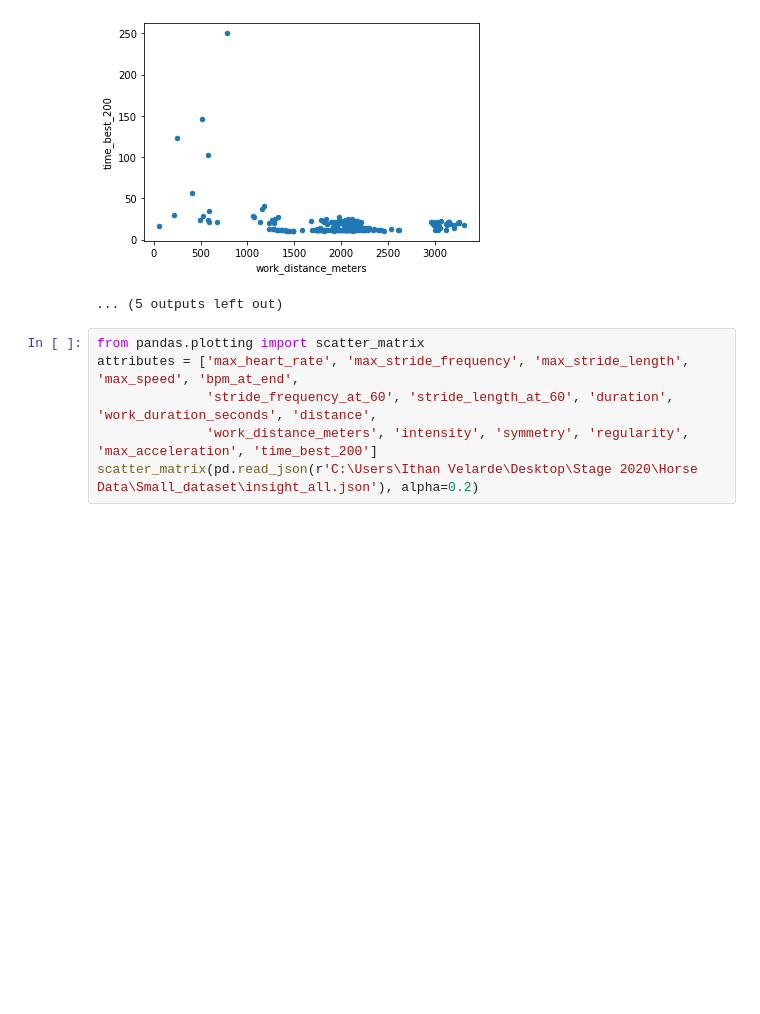
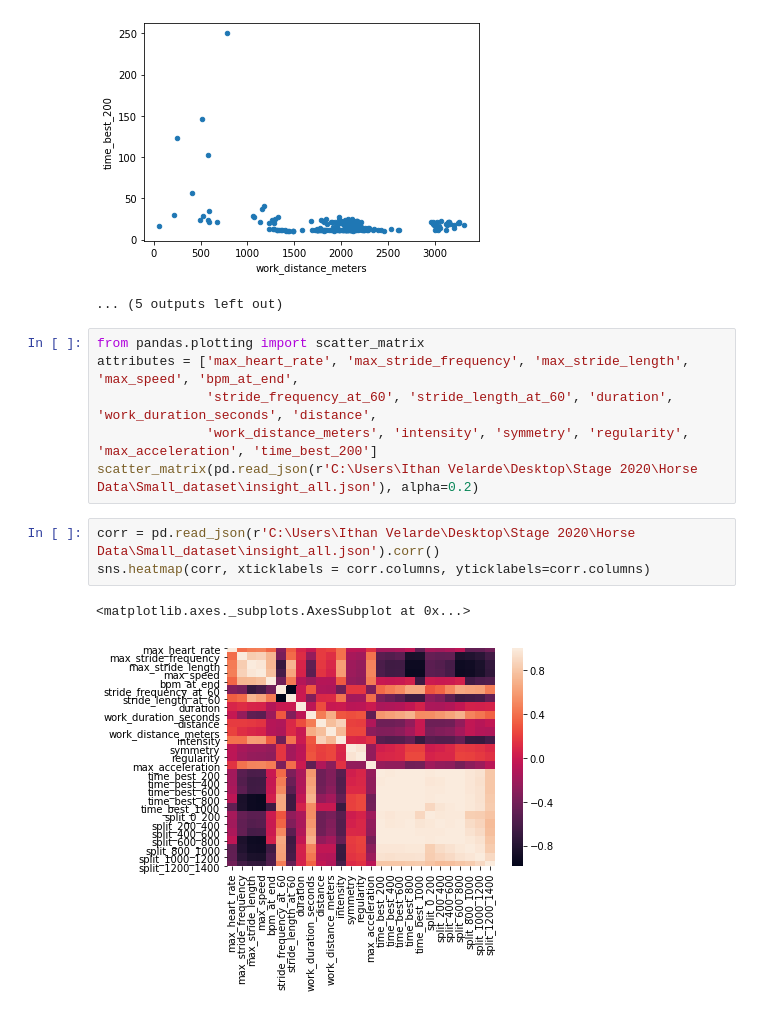
Before and after one commit to Ithanvelreq/Stage-2020, a Jupyter notebook: DataPrepInsights.ipynb, the cells around one changed output. Drawn from its saved outputs; the diff is of its cells as text; blank space fills up the shorter version.

```diff
--- a/DataPrepInsights.ipynb
+++ b/DataPrepInsights.ipynb
@@ -132,3 +145,9 @@ attributes = ['max_heart_rate', 'max_stride_frequency', 'max_stride_length', 'ma
               'stride_frequency_at_60', 'stride_length_at_60', 'duration', 'work_duration_seconds', 'distance',
               'work_distance_meters', 'intensity', 'symmetry', 'regularity', 'max_acceleration', 'time_best_200']
 scatter_matrix(pd.read_json(r'C:\Users\Ithan Velarde\Desktop\Stage 2020\Horse Data\Small_dataset\insight_all.json'), alpha=0.2)
+# %%
+corr = pd.read_json(r'C:\Users\Ithan Velarde\Desktop\Stage 2020\Horse Data\Small_dataset\insight_all.json').corr()
+sns.heatmap(corr, xticklabels = corr.columns, yticklabels=corr.columns)
+# %% [output]
+<matplotlib.axes._subplots.AxesSubplot at 0x...>
+[figure, added]
```
Also changed, not shown: parts of 4 cells of this notebook, 2 other files.
